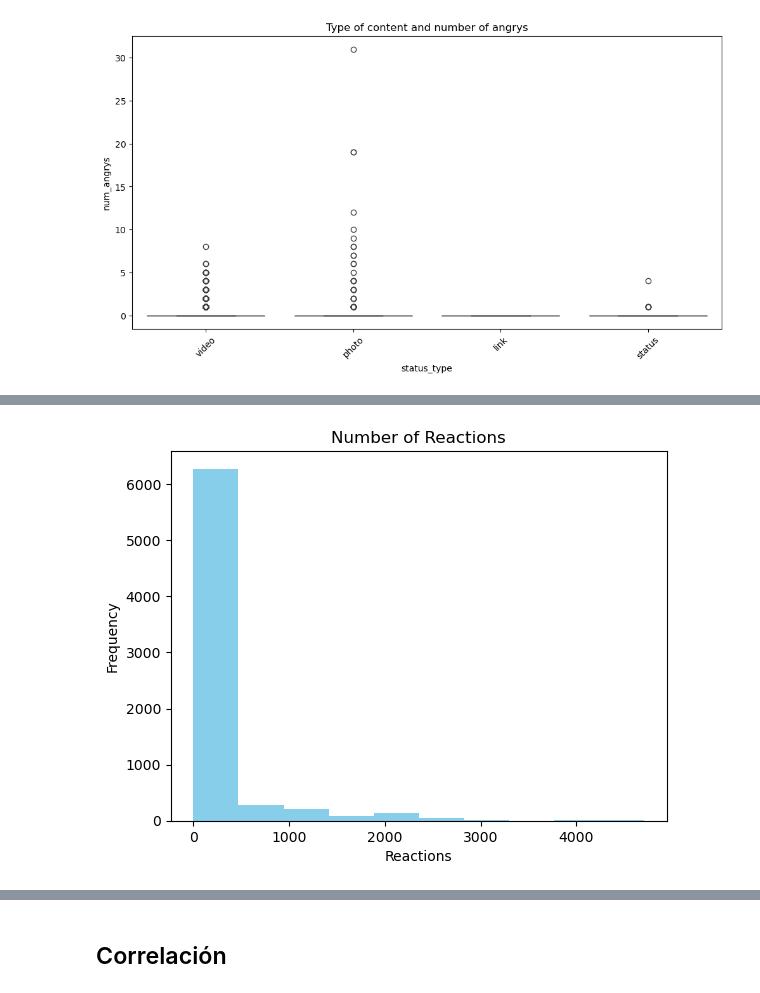
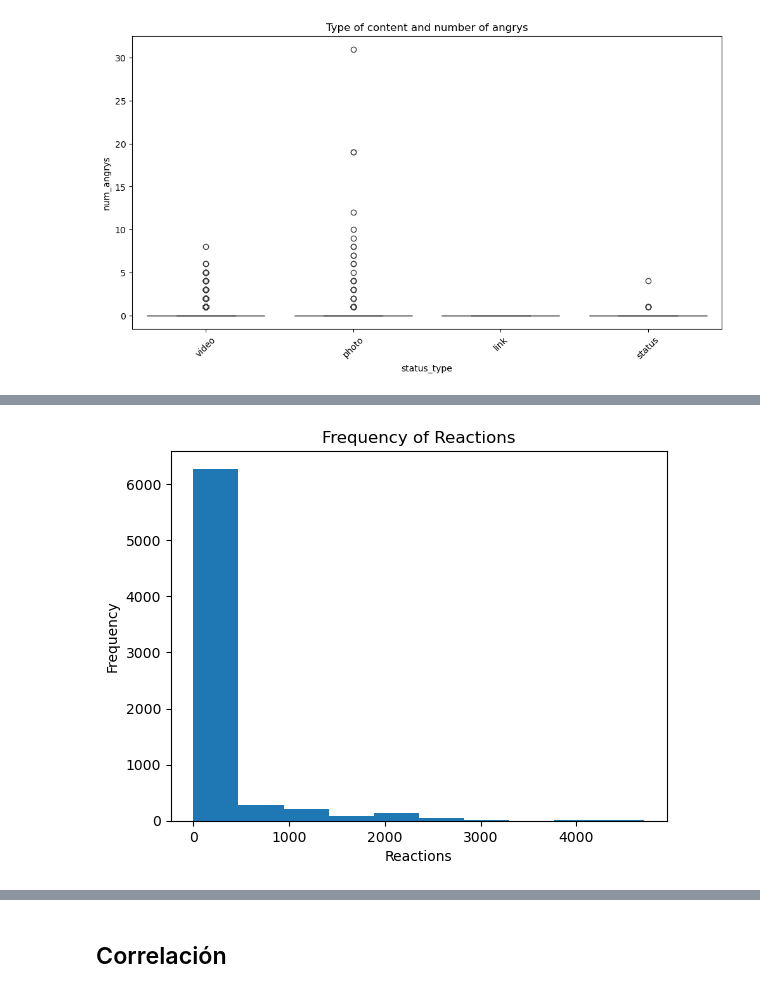
Before and after one commit to Vertiz2405/Actividad3BoxAndWhisker, a Jupyter notebook: act3.ipynb, the cells around one changed output, grey strips where cells are left out. Drawn from its saved outputs; the diff is of its cells as text; code cells hidden in the pictures.

```diff
--- a/act3.ipynb
+++ b/act3.ipynb
@@ -113,11 +111,11 @@ plt.show()
 # %%
-plt.hist(df['num_reactions'], color='skyblue')
+plt.hist(df['num_reactions'])
 
-plt.title('Number of Reactions')
+plt.title('Frequency of Reactions')
 plt.xlabel('Reactions')
 plt.ylabel('Frequency')
 
 plt.show()
 # %% [output]
-[figure, old version]
+[figure, new version]
 # %%
```
Also changed, not shown: parts of 11 cells of this notebook.
